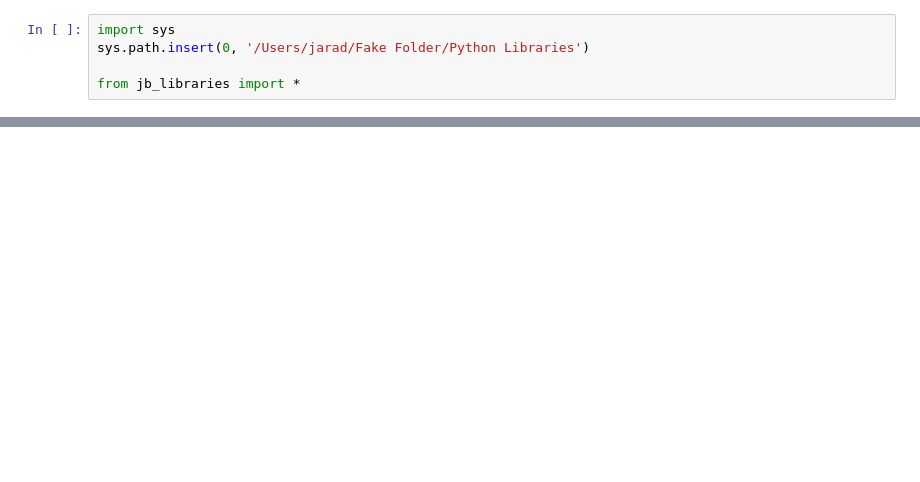
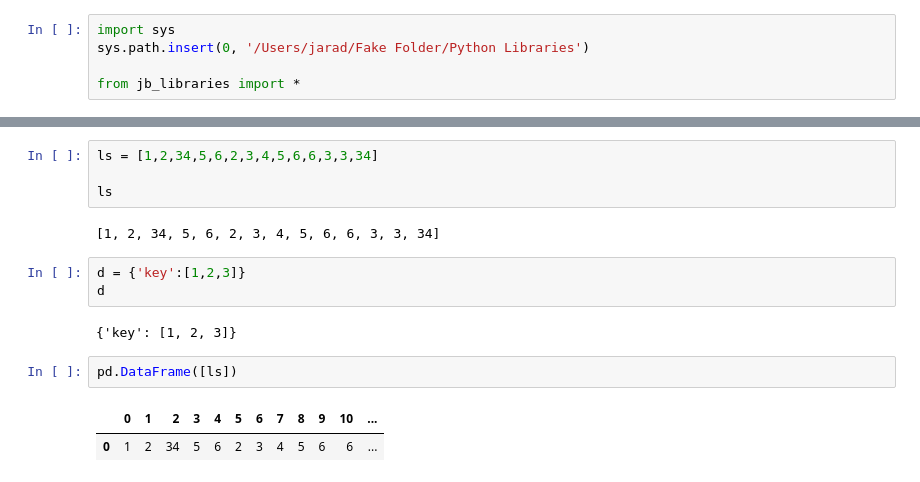
Before and after one commit to bztekola/Jupyter-Scripts, a Jupyter notebook: Fake Folder copy/Scratch Work.ipynb, the cells around one changed output, grey strips where cells are left out. Saved outputs shown, nothing was run; the diff lists cells and outputs as text; blank space fills up the shorter version.

```diff
--- a/Fake Folder copy/Scratch Work.ipynb
+++ b/Fake Folder copy/Scratch Work.ipynb
@@ -27,0 +29,16 @@ b
+# %%
+ls = [1,2,34,5,6,2,3,4,5,6,6,3,3,34]
+
+ls
+# %% [output]
+[1, 2, 34, 5, 6, 2, 3, 4, 5, 6, 6, 3, 3, 34]
+# %%
+d = {'key':[1,2,3]}
+d
+# %% [output]
+{'key': [1, 2, 3]}
+# %%
+pd.DataFrame([ls])
+# %% [output]
+|  | 0 | 1 | 2 | 3 | 4 | 5 | 6 | 7 | 8 | 9 | 10 | ... |
+| 0 | 1 | 2 | 34 | 5 | 6 | 2 | 3 | 4 | 5 | 6 | 6 | ... |
```
Also changed, not shown: parts of 6 cells of this notebook, 17 other files.
